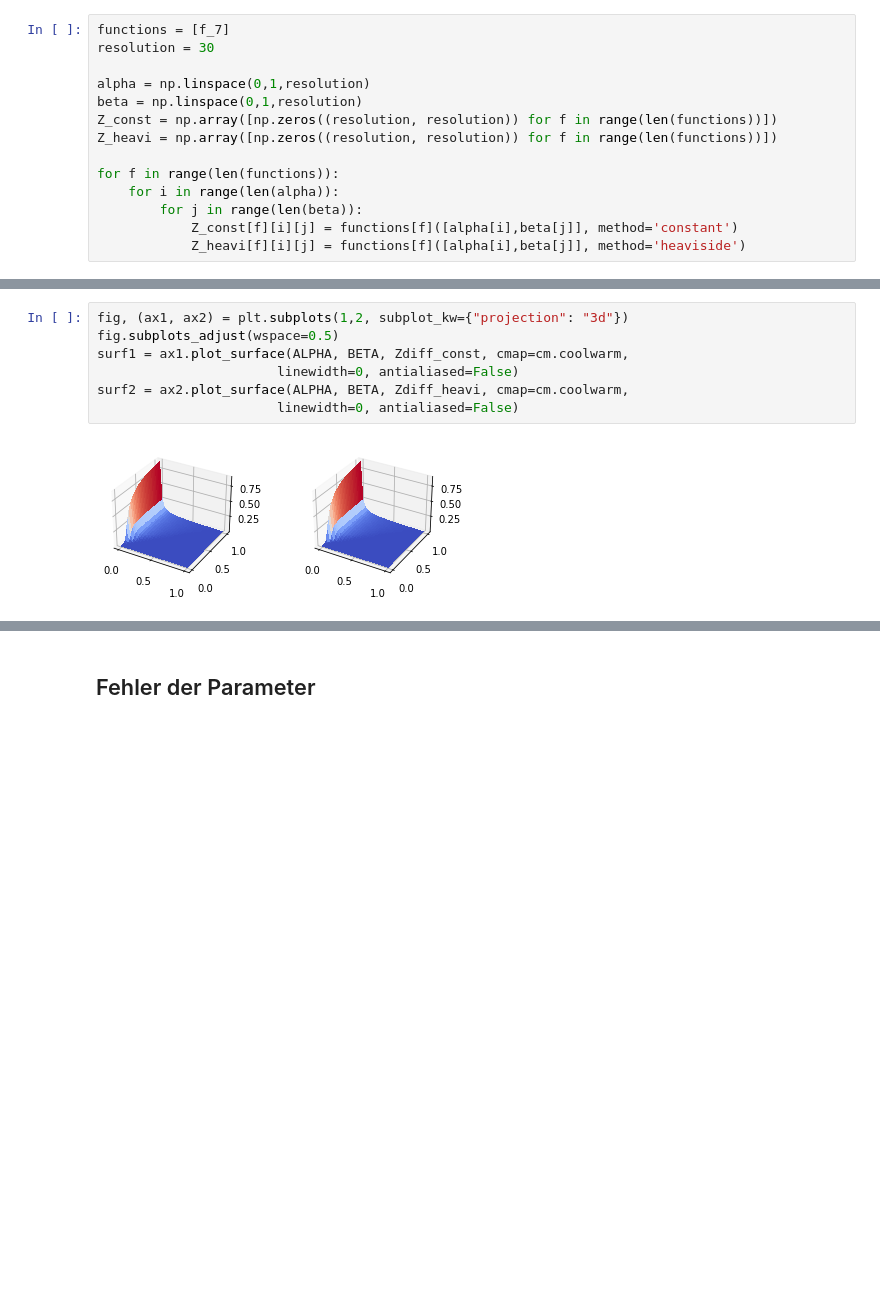
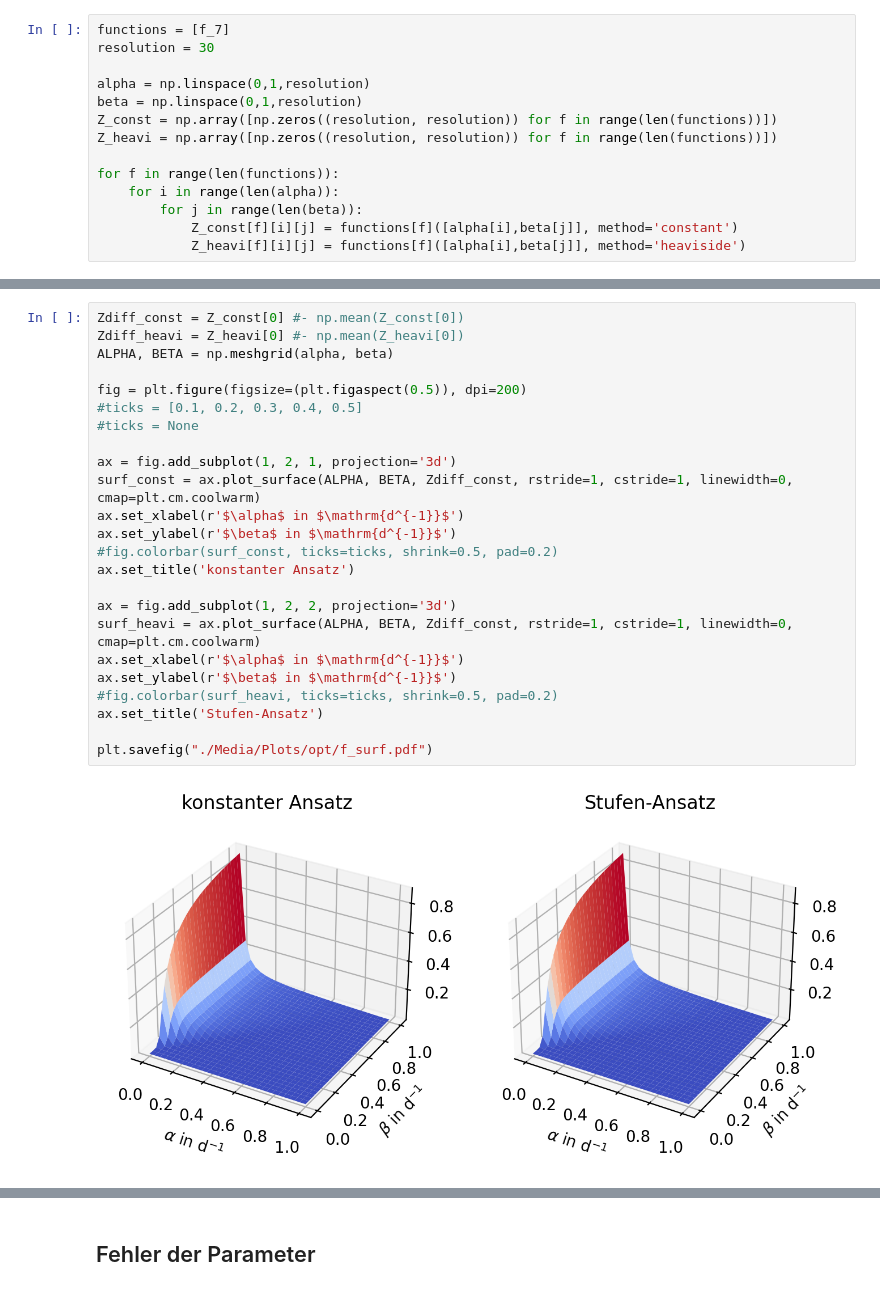
Before and after one commit to torbensun/Modeling-Of-Epidemics-With-Compartmental-And-Network-Models, a Jupyter notebook: Bessere Optimierung.ipynb, the cells around one changed output, grey strips where cells are left out. Cells and saved outputs as stored; diff of their text form; blank space fills up the shorter version.

```diff
--- a/Bessere Optimierung.ipynb
+++ b/Bessere Optimierung.ipynb
@@ -931,9 +720,26 @@ plt.show()
-# %%
-fig, (ax1, ax2) = plt.subplots(1,2, subplot_kw={"projection": "3d"})
-fig.subplots_adjust(wspace=0.5)
-surf1 = ax1.plot_surface(ALPHA, BETA, Zdiff_const, cmap=cm.coolwarm,
-                       linewidth=0, antialiased=False)
-surf2 = ax2.plot_surface(ALPHA, BETA, Zdiff_heavi, cmap=cm.coolwarm,
-                       linewidth=0, antialiased=False)
-# %% [output]
-[figure, removed]
+# %%
+Zdiff_const = Z_const[0] #- np.mean(Z_const[0])
+Zdiff_heavi = Z_heavi[0] #- np.mean(Z_heavi[0])
+ALPHA, BETA = np.meshgrid(alpha, beta)
+
+fig = plt.figure(figsize=(plt.figaspect(0.5)), dpi=200)
+#ticks = [0.1, 0.2, 0.3, 0.4, 0.5]
+#ticks = None
+
+ax = fig.add_subplot(1, 2, 1, projection='3d')
+surf_const = ax.plot_surface(ALPHA, BETA, Zdiff_const, rstride=1, cstride=1, linewidth=0, cmap=plt.cm.coolwarm)
+ax.set_xlabel(r'$\alpha$ in $\mathrm{d^{-1}}$')
+ax.set_ylabel(r'$\beta$ in $\mathrm{d^{-1}}$')
+#fig.colorbar(surf_const, ticks=ticks, shrink=0.5, pad=0.2)
+ax.set_title('konstanter Ansatz')
+
+ax = fig.add_subplot(1, 2, 2, projection='3d')
+surf_heavi = ax.plot_surface(ALPHA, BETA, Zdiff_const, rstride=1, cstride=1, linewidth=0, cmap=plt.cm.coolwarm)
+ax.set_xlabel(r'$\alpha$ in $\mathrm{d^{-1}}$')
+ax.set_ylabel(r'$\beta$ in $\mathrm{d^{-1}}$')
+#fig.colorbar(surf_heavi, ticks=ticks, shrink=0.5, pad=0.2)
+ax.set_title('Stufen-Ansatz')
+
+plt.savefig("./Media/Plots/opt/f_surf.pdf")
+# %% [output]
+[figure, added]
```
Also changed, not shown: parts of 8 cells of this notebook, 42 other files.
